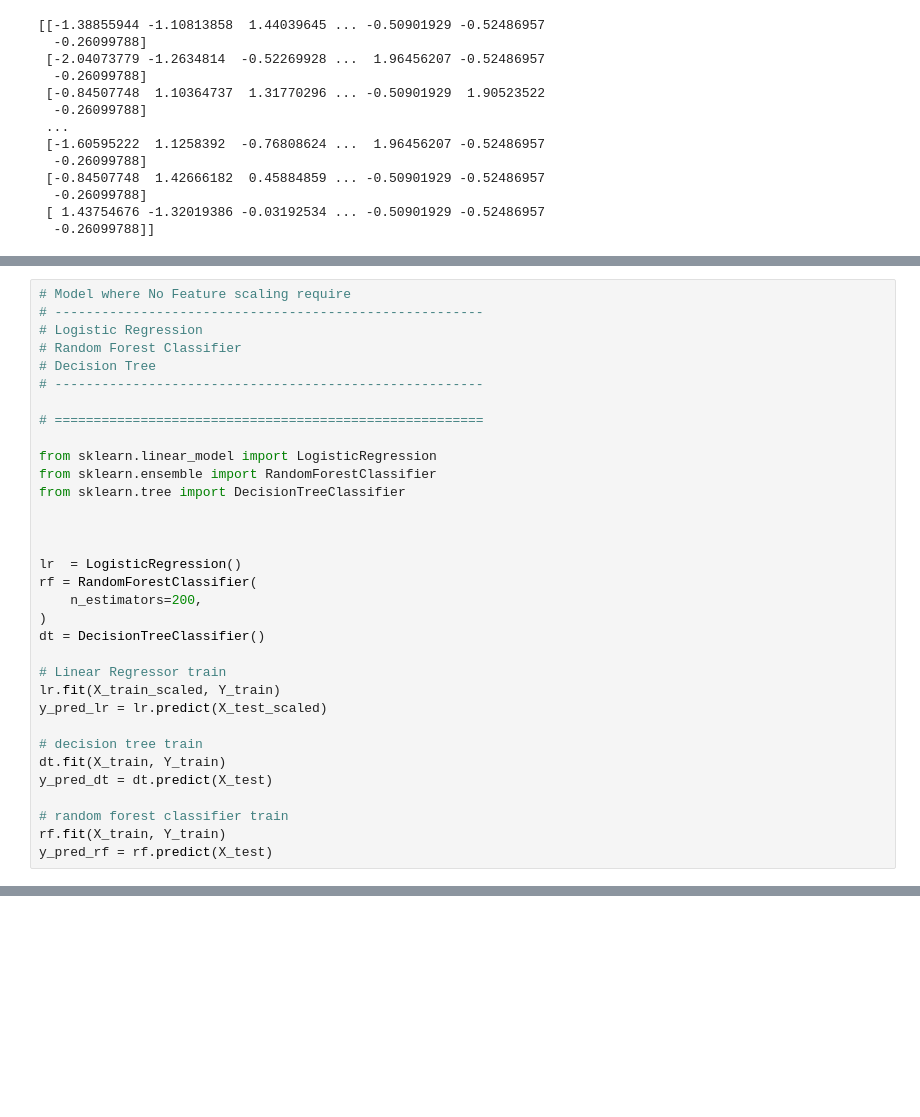
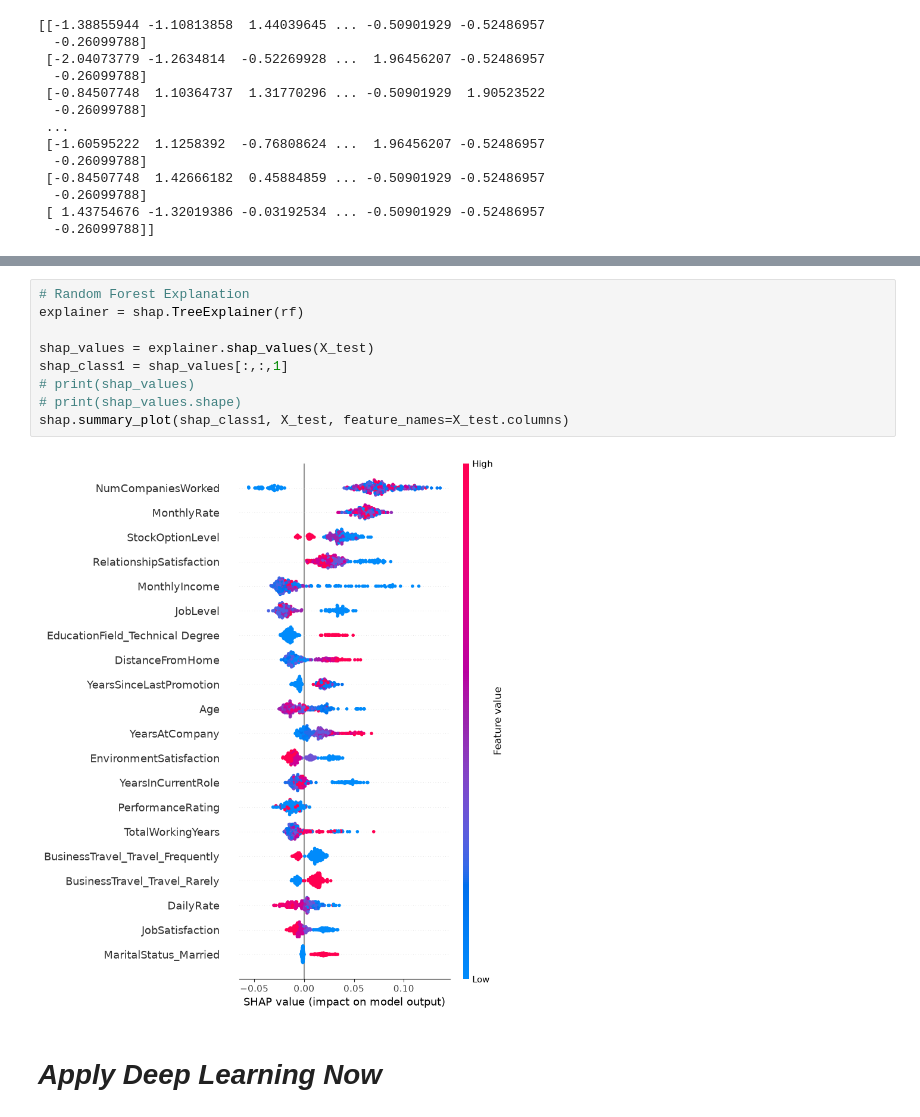
Before and after one commit to Ritik-Kumar-2002/Employee-Attrition-Prediction-system, a Jupyter notebook: notebooks/EDA.ipynb, the cells around one changed output, grey strips where cells are left out. Saved outputs shown, nothing was run; the diff lists cells and outputs as text; blank space fills up the shorter version.

```diff
--- a/notebooks/EDA.ipynb
+++ b/notebooks/EDA.ipynb
@@ -421,33 +477,0 @@ y_pred_knn = knn.predict(X_test_scaled)
-# %%
-# Model where No Feature scaling require
-# -------------------------------------------------------
-# Logistic Regression
-# Random Forest Classifier
-# Decision Tree
-# -------------------------------------------------------
-
-# =======================================================
-
-from sklearn.linear_model import LogisticRegression
-from sklearn.ensemble import RandomForestClassifier
-from sklearn.tree import DecisionTreeClassifier
-
-
-
-lr  = LogisticRegression()
-rf = RandomForestClassifier(
-    n_estimators=200,
-)
-dt = DecisionTreeClassifier()
-
-# Linear Regressor train
-lr.fit(X_train_scaled, Y_train)
-y_pred_lr = lr.predict(X_test_scaled)
-
-# decision tree train
-dt.fit(X_train, Y_train)
-y_pred_dt = dt.predict(X_test)
-
-# random forest classifier train
-rf.fit(X_train, Y_train)
-y_pred_rf = rf.predict(X_test)
@@ -497,0 +486,13 @@ Random Forest F1 Score: 0.2127659574468085
+# %%
+# Random Forest Explanation
+explainer = shap.TreeExplainer(rf)
+
+shap_values = explainer.shap_values(X_test)
+shap_class1 = shap_values[:,:,1]
+# print(shap_values)
+# print(shap_values.shape)
+shap.summary_plot(shap_class1, X_test, feature_names=X_test.columns)
+# %% [output]
+[figure, added]
+# %% [markdown]
+# ***Apply Deep Learning Now***
```
Also changed, not shown: parts of 49 cells of this notebook, 6 other files.
